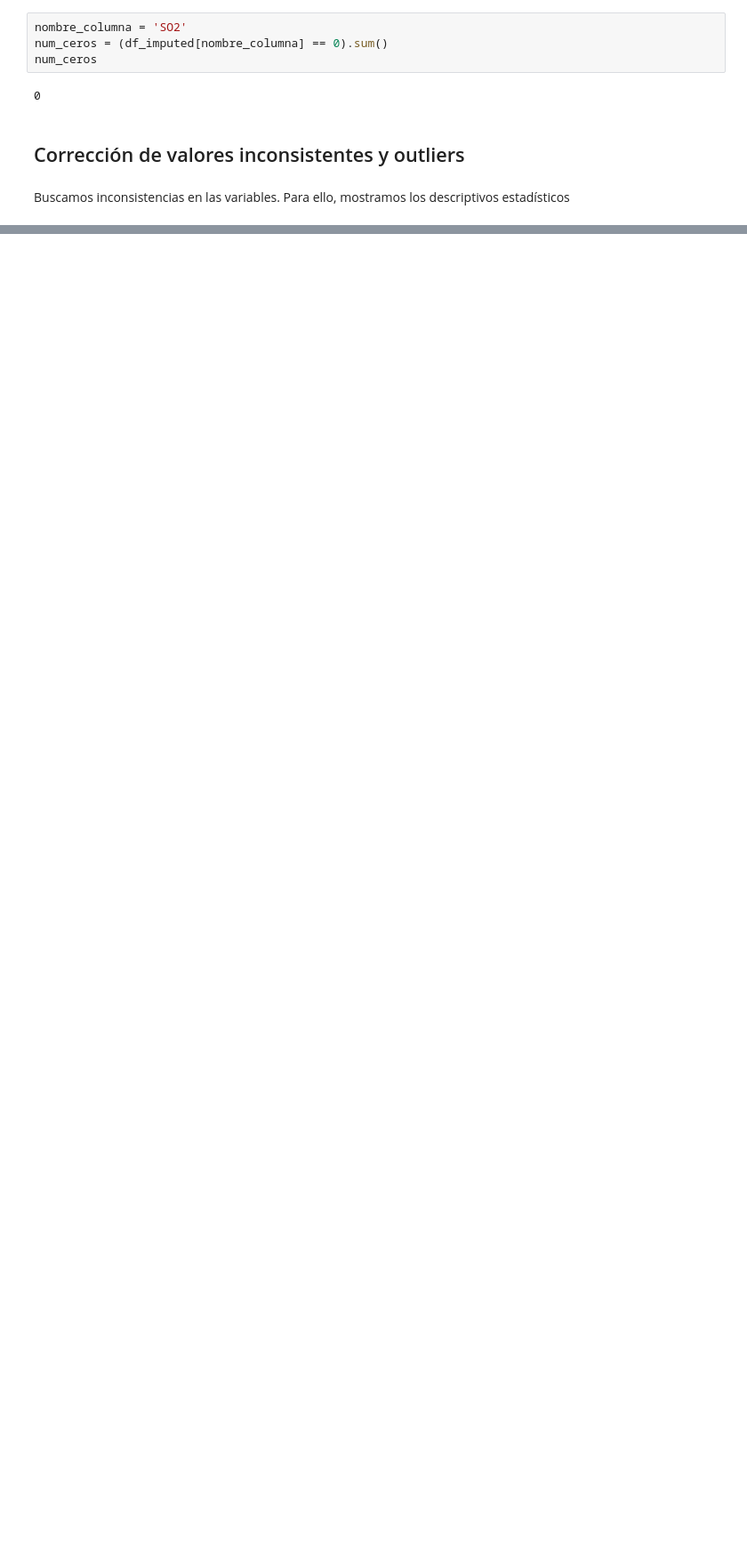
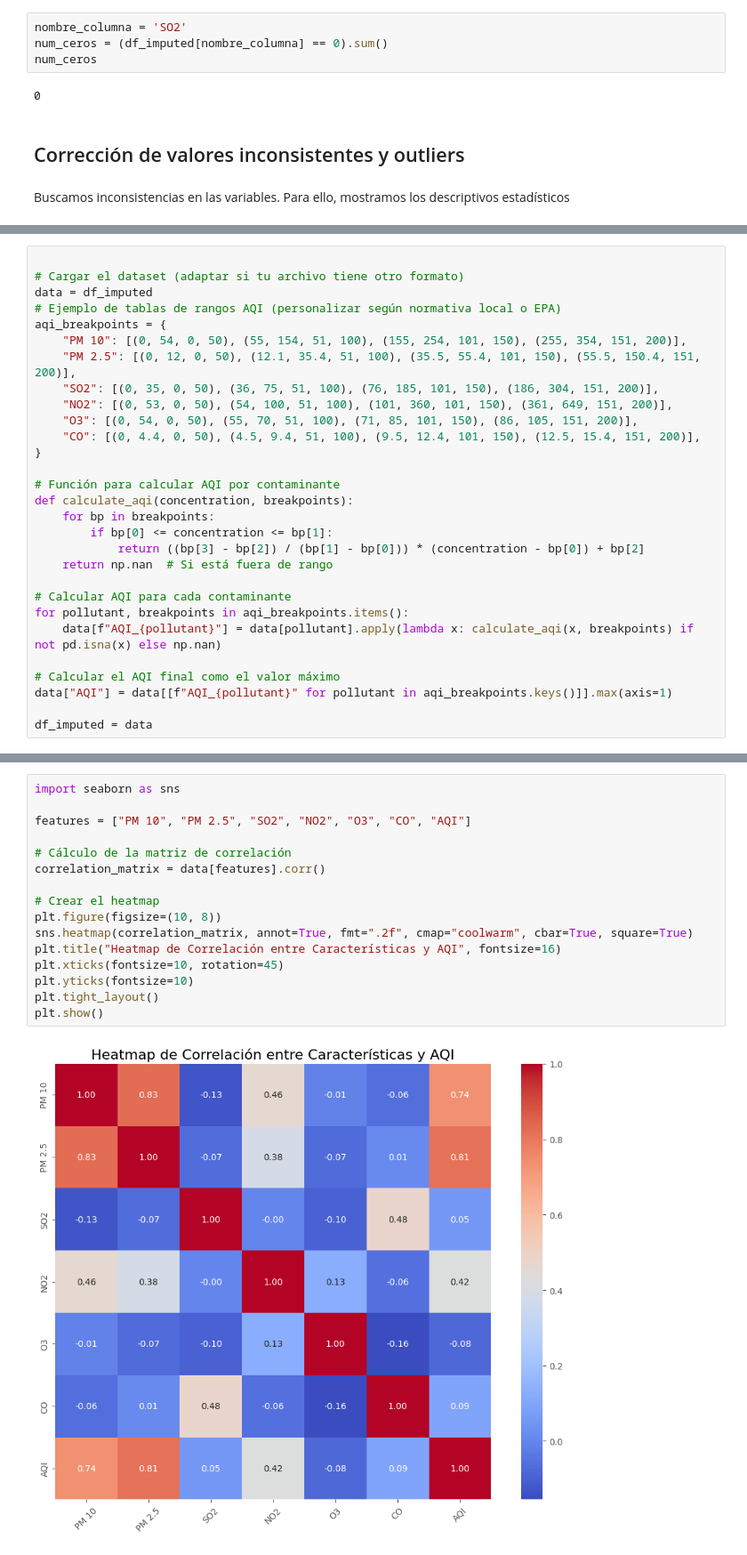
Before and after one commit to Sxrg1o/IA-TA, a Jupyter notebook: Preprocesamiento_caso_estudio_adaptado.ipynb, the cells around one changed output, grey strips where cells are left out. Shown at 89% size. Saved outputs shown, nothing was run; the diff lists cells and outputs as text; blank space fills up the shorter version.

```diff
--- a/Preprocesamiento_caso_estudio_adaptado.ipynb
+++ b/Preprocesamiento_caso_estudio_adaptado.ipynb
@@ -524,0 +311,29 @@ df.to_excel('DatosProcesados.xlsx')
+# %%
+
+# Cargar el dataset (adaptar si tu archivo tiene otro formato)
+data = df_imputed
+# Ejemplo de tablas de rangos AQI (personalizar según normativa local o EPA)
+aqi_breakpoints = {
+    "PM 10": [(0, 54, 0, 50), (55, 154, 51, 100), (155, 254, 101, 150), (255, 354, 151, 200)],
+    "PM 2.5": [(0, 12, 0, 50), (12.1, 35.4, 51, 100), (35.5, 55.4, 101, 150), (55.5, 150.4, 151, 200)],
+    "SO2": [(0, 35, 0, 50), (36, 75, 51, 100), (76, 185, 101, 150), (186, 304, 151, 200)],
+    "NO2": [(0, 53, 0, 50), (54, 100, 51, 100), (101, 360, 101, 150), (361, 649, 151, 200)],
+    "O3": [(0, 54, 0, 50), (55, 70, 51, 100), (71, 85, 101, 150), (86, 105, 151, 200)],
+    "CO": [(0, 4.4, 0, 50), (4.5, 9.4, 51, 100), (9.5, 12.4, 101, 150), (12.5, 15.4, 151, 200)],
+}
+
+# Función para calcular AQI por contaminante
+def calculate_aqi(concentration, breakpoints):
+    for bp in breakpoints:
+        if bp[0] <= concentration <= bp[1]:
+            return ((bp[3] - bp[2]) / (bp[1] - bp[0])) * (concentration - bp[0]) + bp[2]
+    return np.nan  # Si está fuera de rango
+
+# Calcular AQI para cada contaminante
+for pollutant, breakpoints in aqi_breakpoints.items():
+    data[f"AQI_{pollutant}"] = data[pollutant].apply(lambda x: calculate_aqi(x, breakpoints) if not pd.isna(x) else np.nan)
+
+# Calcular el AQI final como el valor máximo
+data["AQI"] = data[[f"AQI_{pollutant}" for pollutant in aqi_breakpoints.keys()]].max(axis=1)
+
+df_imputed = data
@@ -524,0 +406,18 @@ df.to_excel('DatosProcesados.xlsx')
+# %%
+import seaborn as sns
+
+features = ["PM 10", "PM 2.5", "SO2", "NO2", "O3", "CO", "AQI"]
+
+# Cálculo de la matriz de correlación
+correlation_matrix = data[features].corr()
+
+# Crear el heatmap
+plt.figure(figsize=(10, 8))
+sns.heatmap(correlation_matrix, annot=True, fmt=".2f", cmap="coolwarm", cbar=True, square=True)
+plt.title("Heatmap de Correlación entre Características y AQI", fontsize=16)
+plt.xticks(fontsize=10, rotation=45)
+plt.yticks(fontsize=10)
+plt.tight_layout()
+plt.show()
+# %% [output]
+[figure, added]
```
Also changed, not shown: parts of 52 cells of this notebook.
